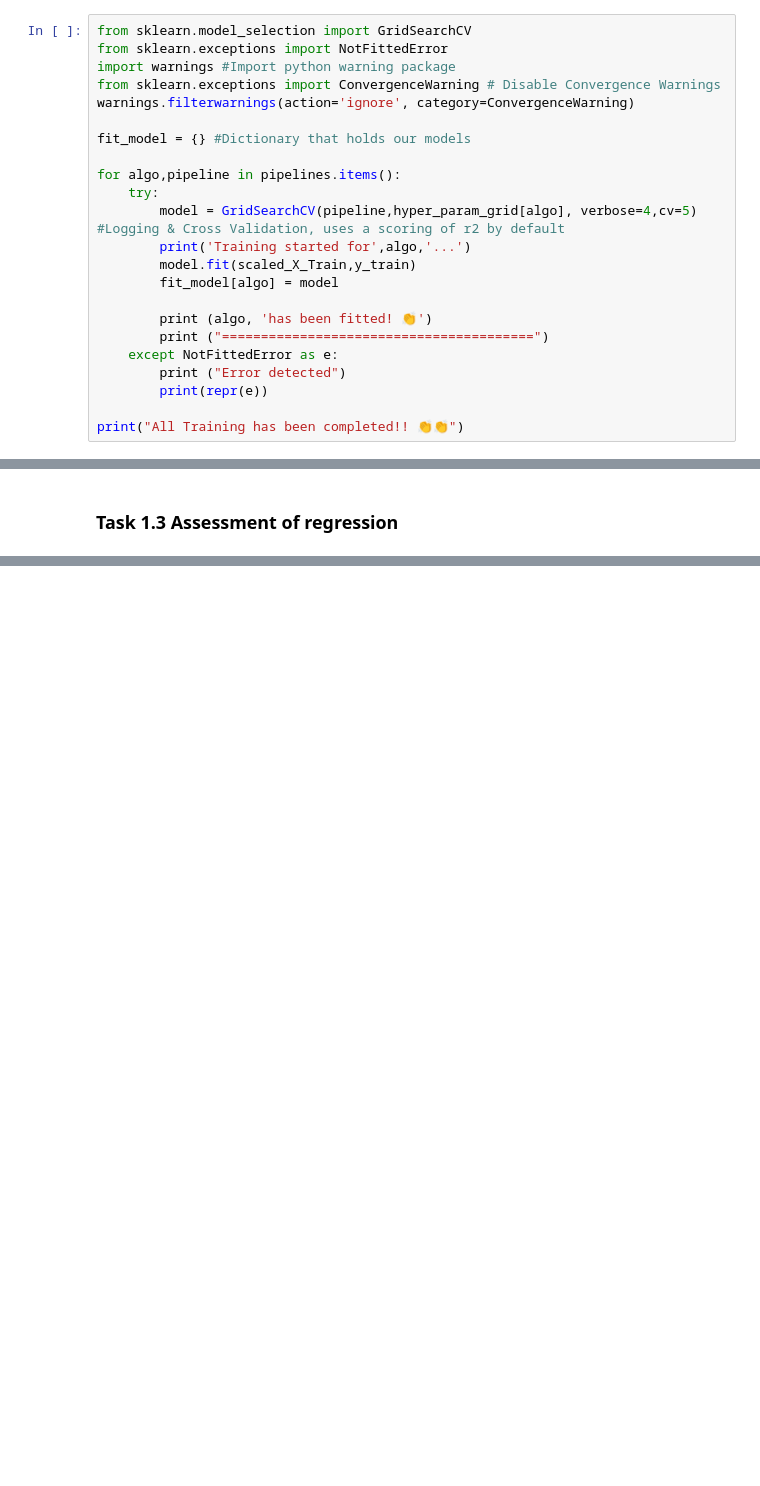
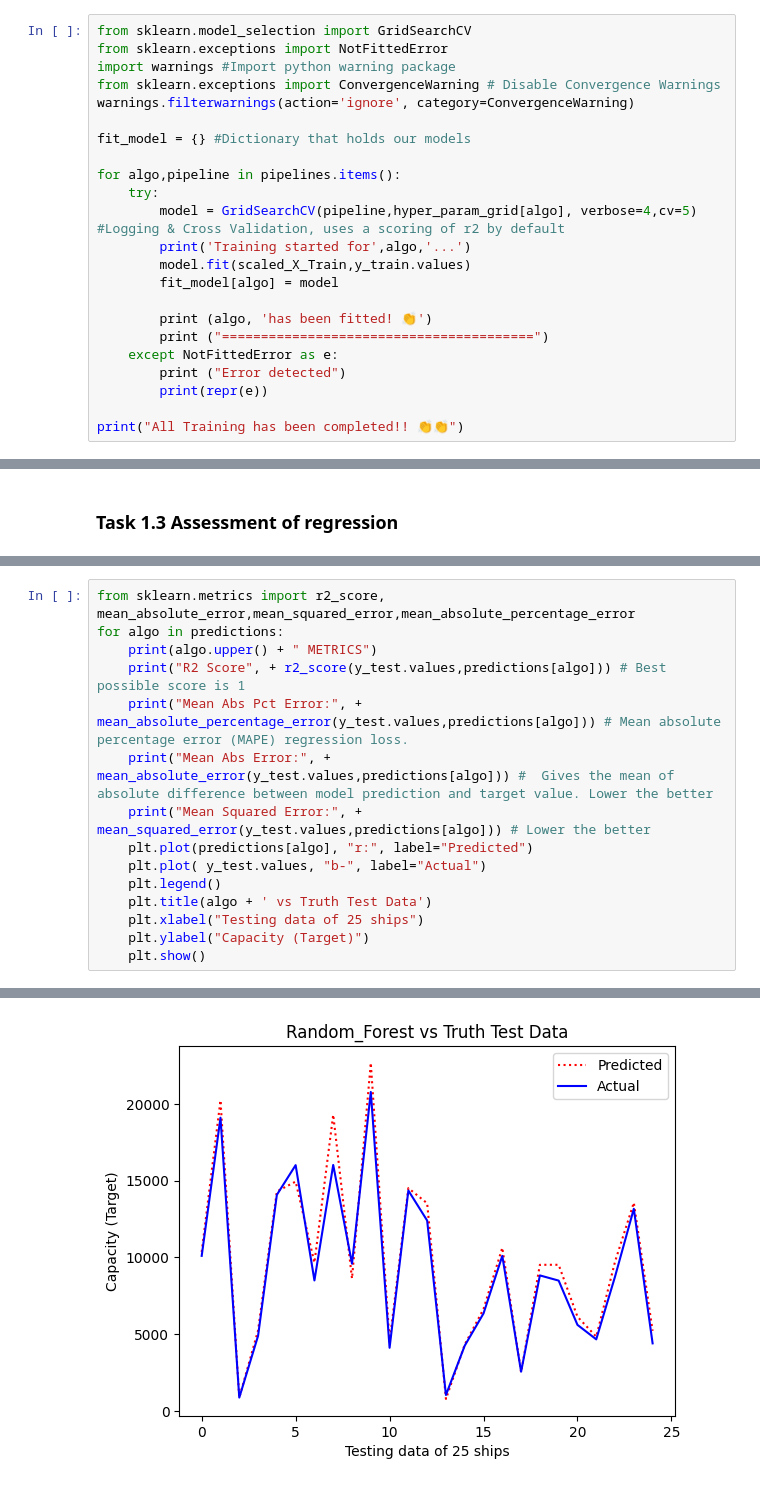
Before and after one commit to ricky11/COMP2002-AI, a Jupyter notebook: 1.1 Data Prep/Assessment2Final.ipynb, the cells around one changed output, grey strips where cells are left out. Cells and saved outputs as stored; diff of their text form; blank space fills up the shorter version.

```diff
--- a/1.1 Data Prep/Assessment2Final.ipynb
+++ b/1.1 Data Prep/Assessment2Final.ipynb
@@ -210,7 +251,7 @@ for algo,pipeline in pipelines.items():
     try:
         model = GridSearchCV(pipeline,hyper_param_grid[algo], verbose=4,cv=5) #Logging & Cross Validation, uses a scoring of r2 by default
         print('Training started for',algo,'...')
-        model.fit(scaled_X_Train,y_train)
+        model.fit(scaled_X_Train,y_train.values)
         fit_model[algo] = model
 
         print (algo, 'has been fitted! 👏')
@@ -379,0 +370,16 @@ mae
+# %%
+from sklearn.metrics import r2_score, mean_absolute_error,mean_squared_error,mean_absolute_percentage_error
+for algo in predictions:
+    print(algo.upper() + " METRICS")
+    print("R2 Score", + r2_score(y_test.values,predictions[algo])) # Best possible score is 1
+    print("Mean Abs Pct Error:", + mean_absolute_percentage_error(y_test.values,predictions[algo])) # Mean absolute percentage error (MAPE) regression loss.
+    print("Mean Abs Error:", + mean_absolute_error(y_test.values,predictions[algo])) #  Gives the mean of absolute difference between model prediction and target value. Lower the better
+    print("Mean Squared Error:", + mean_squared_error(y_test.values,predictions[algo])) # Lower the better
+    plt.plot(predictions[algo], "r:", label="Predicted")
+    plt.plot( y_test.values, "b-", label="Actual")
+    plt.legend()
+    plt.title(algo + ' vs Truth Test Data')
+    plt.xlabel("Testing data of 25 ships")
+    plt.ylabel("Capacity (Target)")
+    plt.show()
+# %% [output]
@@ -379,0 +391 @@ mae
+[figure, added]
```
Also changed, not shown: parts of 32 cells of this notebook.
